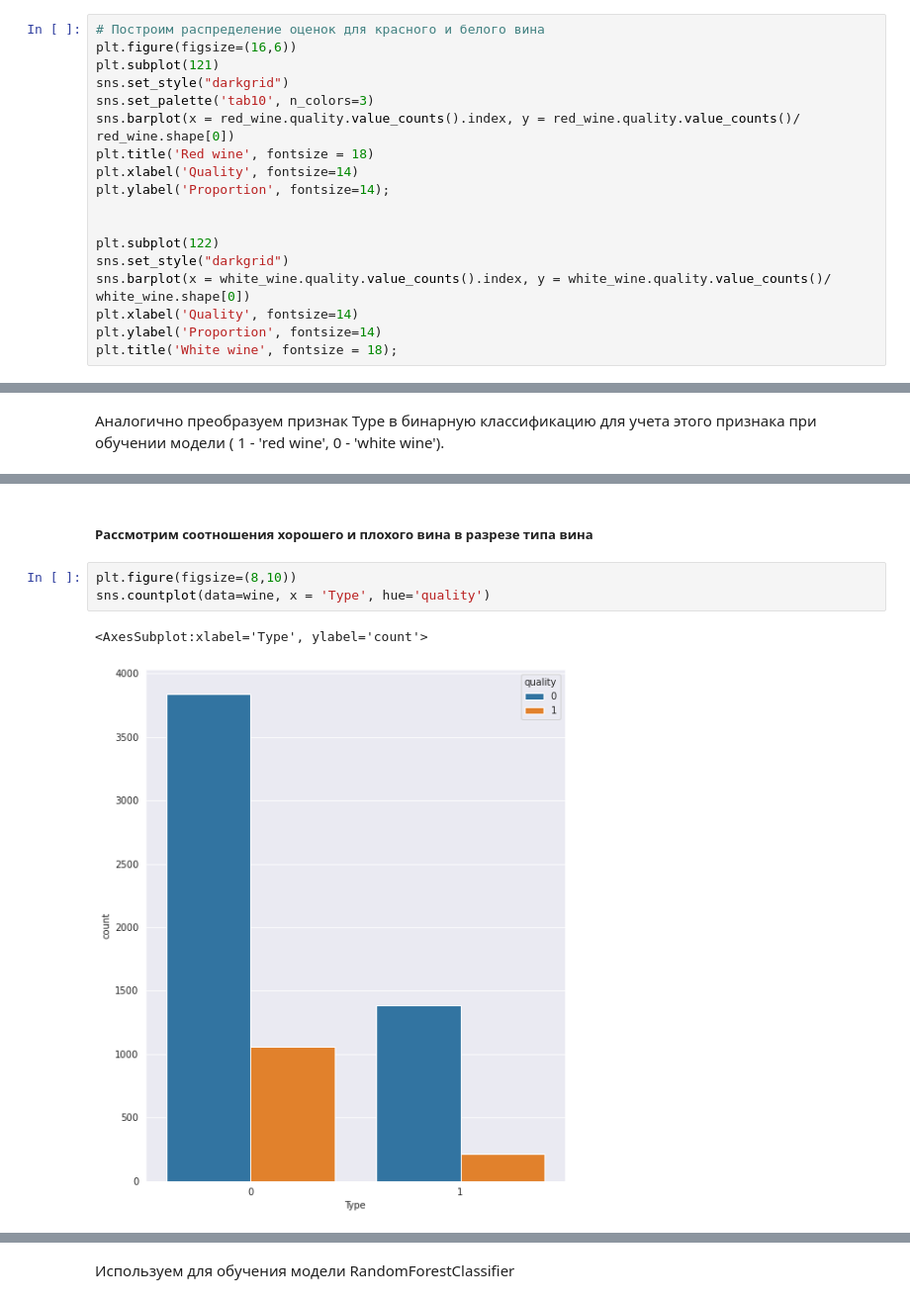
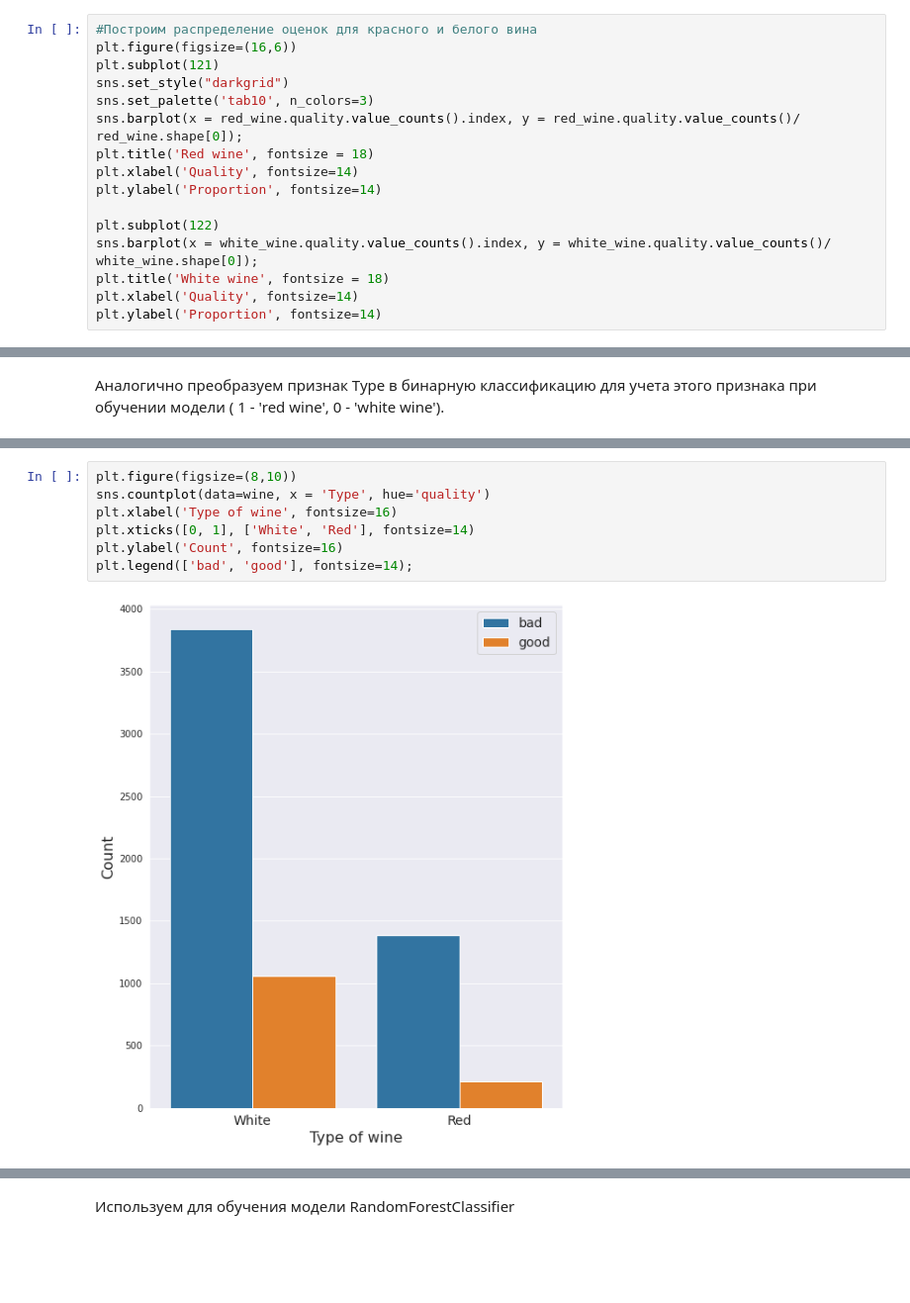
Before and after one commit to Nedolivko/Wine, a Jupyter notebook: Red_wine.ipynb, the cells around one changed output, grey strips where cells are left out. Shown at 99% size. Drawn from its saved outputs; the diff is of its cells as text; blank space fills up the shorter version.

```diff
--- a/Red_wine.ipynb
+++ b/Red_wine.ipynb
@@ -149,21 +138,19 @@ white_wine.describe()
 # %% [markdown]
 В датасетах отсутствуют пропущенные данные. Все характеристики вин заданы числами формата float, только оценка вина представлена в формате целых чисел.
 # %%
-# Построим распределение оценок для красного и белого вина
+#Построим распределение оценок для красного и белого вина
 plt.figure(figsize=(16,6))
 plt.subplot(121)
 sns.set_style("darkgrid")
 sns.set_palette('tab10', n_colors=3)
-sns.barplot(x = red_wine.quality.value_counts().index, y = red_wine.quality.value_counts()/ red_wine.shape[0])
+sns.barplot(x = red_wine.quality.value_counts().index, y = red_wine.quality.value_counts()/ red_wine.shape[0]);
 plt.title('Red wine', fontsize = 18)
 plt.xlabel('Quality', fontsize=14)
-plt.ylabel('Proportion', fontsize=14);
-
+plt.ylabel('Proportion', fontsize=14)
 
 plt.subplot(122)
-sns.set_style("darkgrid")
-sns.barplot(x = white_wine.quality.value_counts().index, y = white_wine.quality.value_counts()/ white_wine.shape[0])
+sns.barplot(x = white_wine.quality.value_counts().index, y = white_wine.quality.value_counts()/ white_wine.shape[0]);
+plt.title('White wine', fontsize = 18)
 plt.xlabel('Quality', fontsize=14)
 plt.ylabel('Proportion', fontsize=14)
-plt.title('White wine', fontsize = 18);
 # %% [output]
@@ -221,9 +201,10 @@ wine[['quality', 'Type']].head()
-# %% [markdown]
-##### Рассмотрим соотношения хорошего и плохого вина в разрезе типа винa
 # %%
 plt.figure(figsize=(8,10))
 sns.countplot(data=wine, x = 'Type', hue='quality')
+plt.xlabel('Type of wine', fontsize=16)
+plt.xticks([0, 1], ['White', 'Red'], fontsize=14)
+plt.ylabel('Count', fontsize=16)
+plt.legend(['bad', 'good'], fontsize=14);
 # %% [output]
-<AxesSubplot:xlabel='Type', ylabel='count'>
-[figure, old version]
+[figure, new version]
 # %% [markdown]
```
Also changed, not shown: parts of 25 cells of this notebook.
